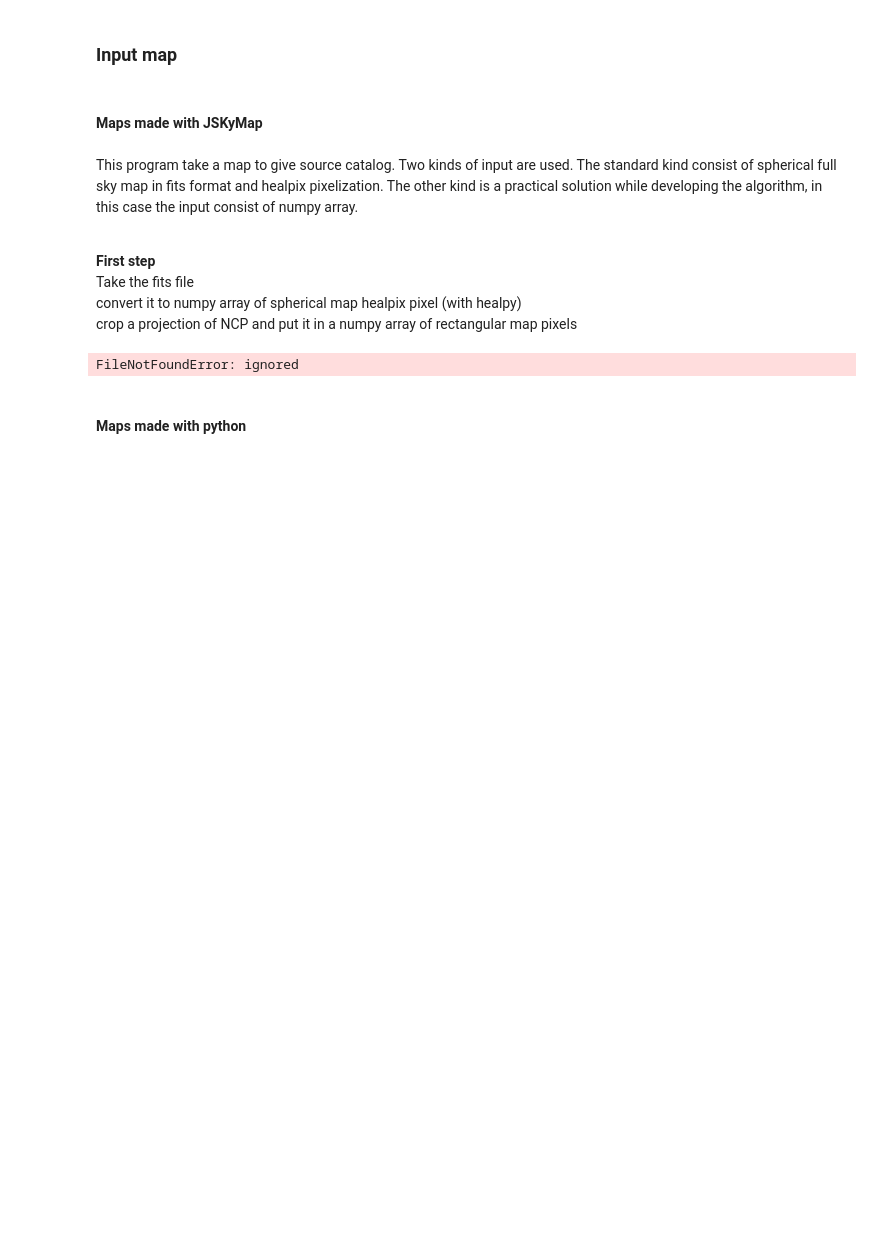
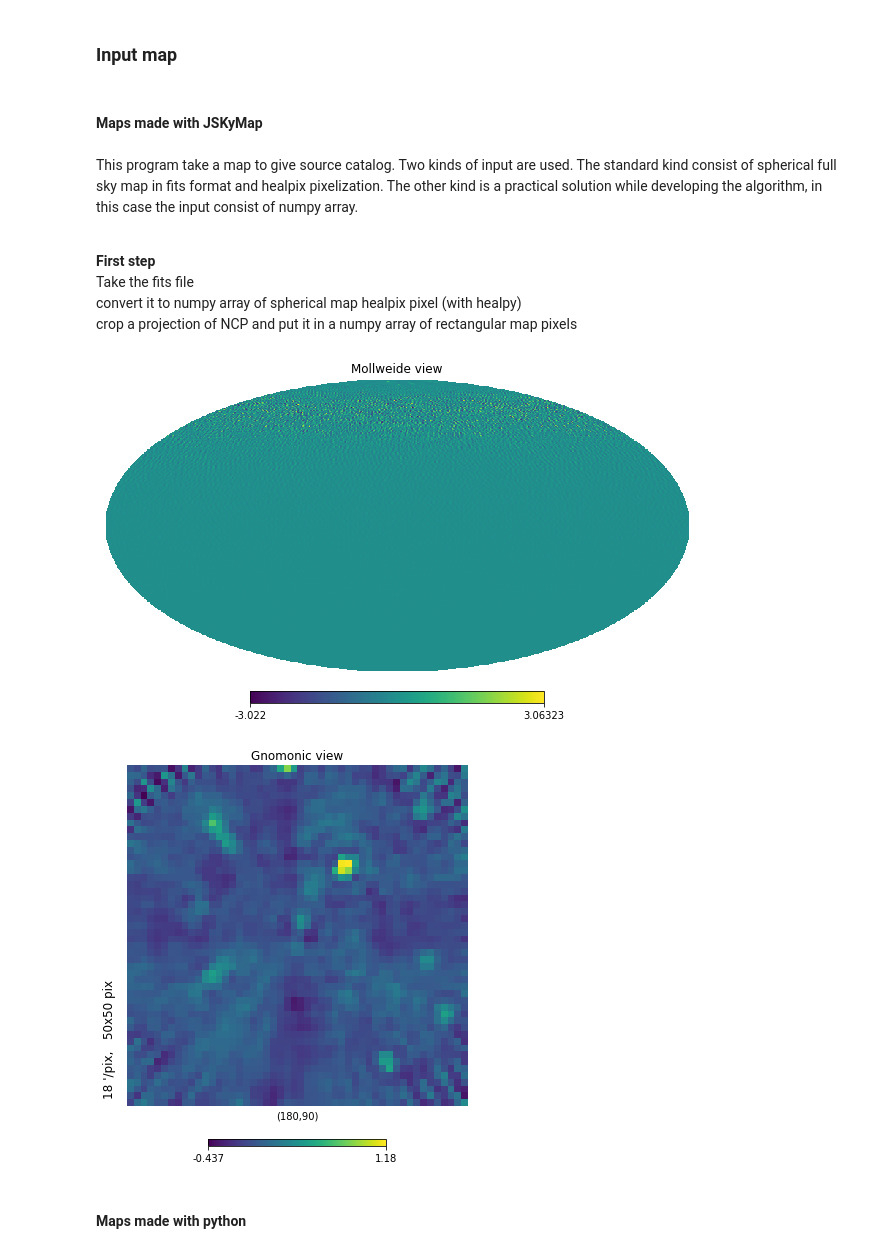
Before and after one commit to ali7amie/Tianlai, a Jupyter notebook: source_finder.ipynb, the cells around one changed output. Cells and saved outputs as stored; diff of their text form; code cells hidden in the pictures; blank space fills up the shorter version.

```diff
--- a/source_finder.ipynb
+++ b/source_finder.ipynb
@@ -110,33 +108,38 @@ Take the fits file <br> convert it to numpy array of spherical map healpix pixel
 # %%
 
 def fits2map(fits_filename,map_size, map_resolution, projection_center):
 
   ''' This function take a fits file, convert it into full spherical sky map,
    and return a gnomonic projection around a given point
 
    fits_filename : str
                    FITS file name
 
    map_size : int
               the side length in pixels of of the square gnomonic map
 
    map_resolution : int
                     map resolution in arcminutes
 
    projection_center : tuple
                        (longitude, latitude) the coordinate of the projection center in degrees '''
 
   #convert the fits file into healpix pixelized full sky map
-  spherical_map = hp.read_map(fits_filename,dtype = None)
+  full_map = hp.read_map(fits_filename,dtype = None)
+
+  #display a mollweide projection
+  spherical_map = hp.mollview(full_map,return_projected_map = True)#, no_plot = True)
 
   #crop a gnomonic view at NCP
-  rectmap = hp.gnomview(spherical_map,rot=[projection_center[0],projection_center[1]],reso = map_resolution,xsize = map_size,ysize = map_size,return_projected_map = True,no_plot = True)
+  rectmap = hp.gnomview(full_map,rot=[projection_center[0],projection_center[1]],reso = map_resolution,xsize = map_size,ysize = map_size,return_projected_map = True)#, no_plot = True)
 
-  return rectmap
 
-rectmap2=fits2map("haslam1300eq.fits",50,18,(180,90))
+  return (rectmap,[0,0])
+
+JS_simulation = fits2map("filtmap_ncp_autoon_0.001_1300_0.075_0_4dec.fits",50,18,(180,90))
 # %% [output]
-FileNotFoundError: ignored
+[figure, added]
+[figure, added]
 # %% [markdown]
 #### Maps made with python
 # %%
```
Also changed, not shown: parts of 4 cells of this notebook.
